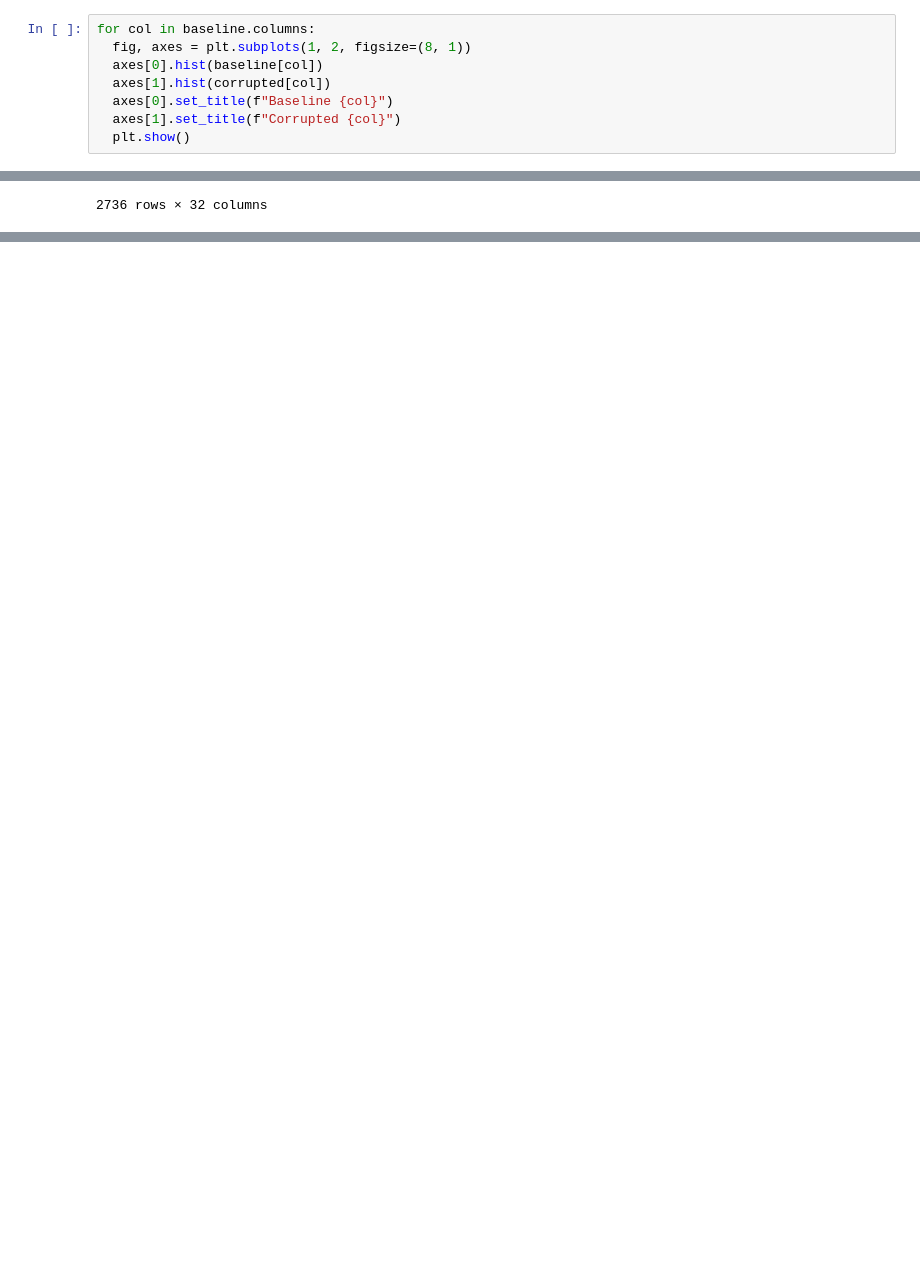
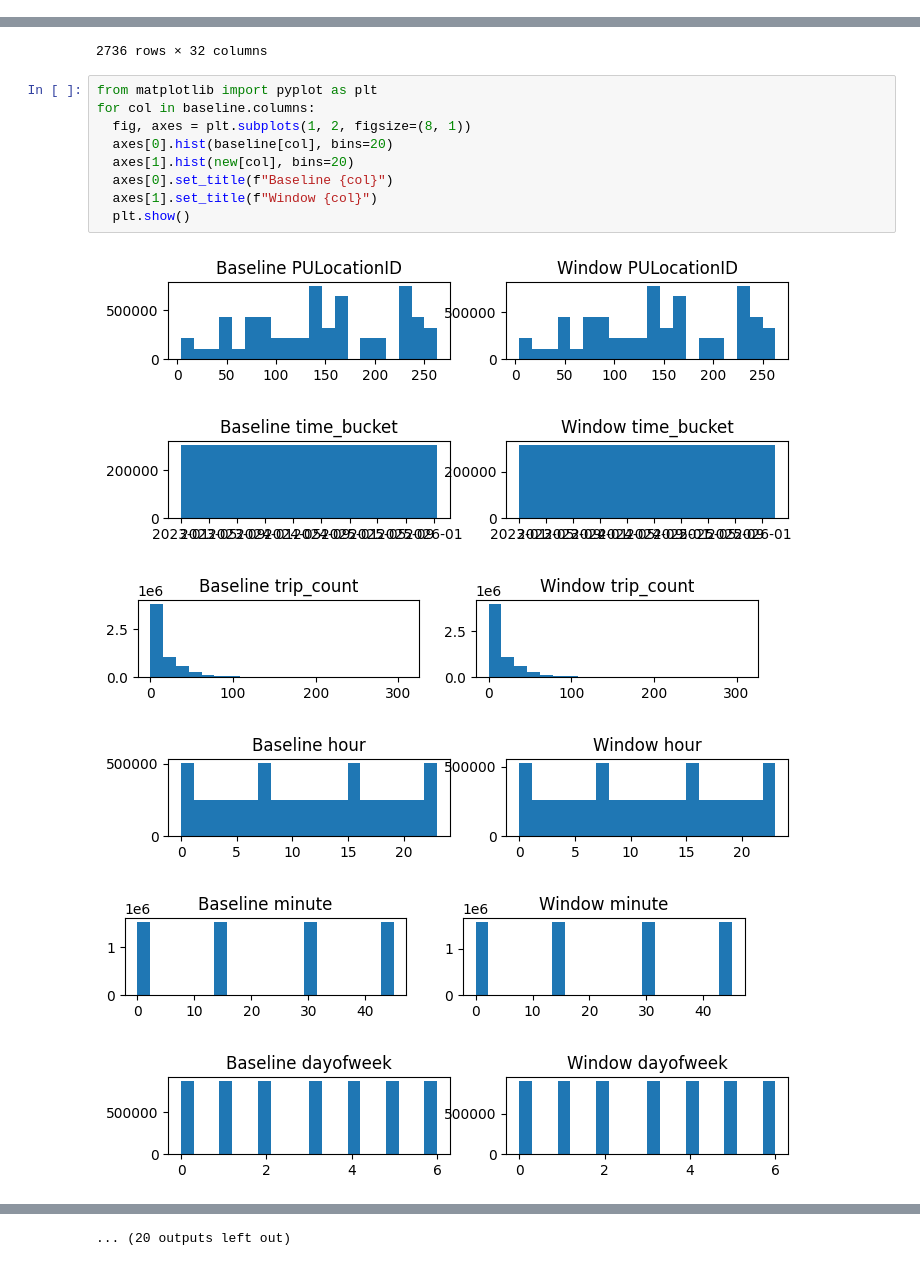
Before and after one commit to auto-d/k8s-taxi, a Jupyter notebook: analysis/eda.ipynb, the cells around one changed output, grey strips where cells are left out. Cells and saved outputs as stored; diff of their text form; blank space fills up the shorter version.

```diff
--- a/analysis/eda.ipynb
+++ b/analysis/eda.ipynb
@@ -70,8 +67,0 @@ from matplotlib import pyplot as plt
-# %%
-for col in baseline.columns:
-  fig, axes = plt.subplots(1, 2, figsize=(8, 1))
-  axes[0].hist(baseline[col])
-  axes[1].hist(corrupted[col])
-  axes[0].set_title(f"Baseline {col}")
-  axes[1].set_title(f"Corrupted {col}")
-  plt.show()
@@ -760,3 +736,19 @@ window.isna()
 | 6320158 | False | False | False | False | False | False | False | False | False | ... |
 | 6320159 | False | False | False | False | False | False | False | False | False | ... |
 2736 rows × 32 columns
+# %%
+from matplotlib import pyplot as plt
+for col in baseline.columns:
+  fig, axes = plt.subplots(1, 2, figsize=(8, 1))
+  axes[0].hist(baseline[col], bins=20)
+  axes[1].hist(new[col], bins=20)
+  axes[0].set_title(f"Baseline {col}")
+  axes[1].set_title(f"Window {col}")
+  plt.show()
+# %% [output]
+[figure, added]
+[figure, added]
+[figure, added]
+[figure, added]
+[figure, added]
+[figure, added]
@@ -762,0 +761 @@ window.isna()
+... (20 outputs left out)
```
Also changed, not shown: parts of 15 cells of this notebook, 2 other files.
